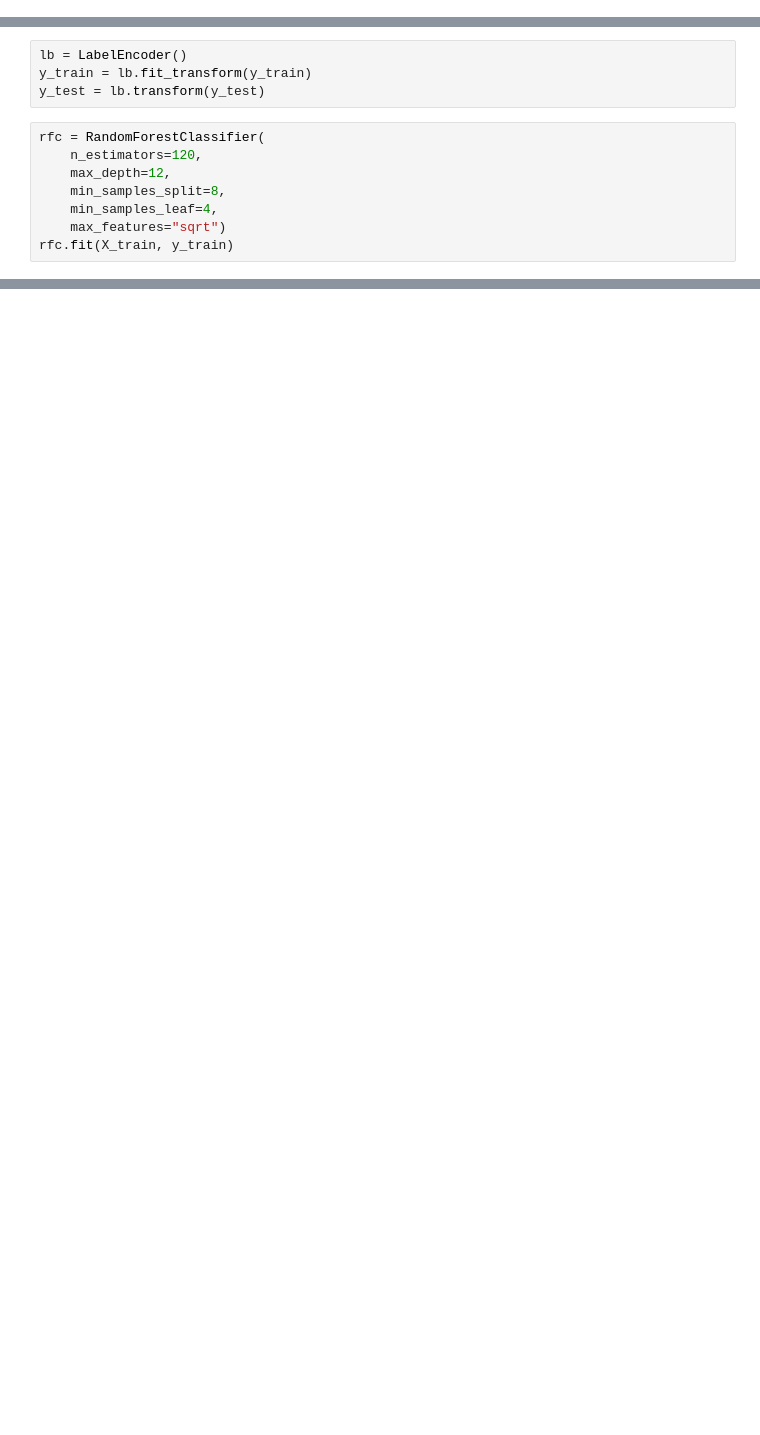
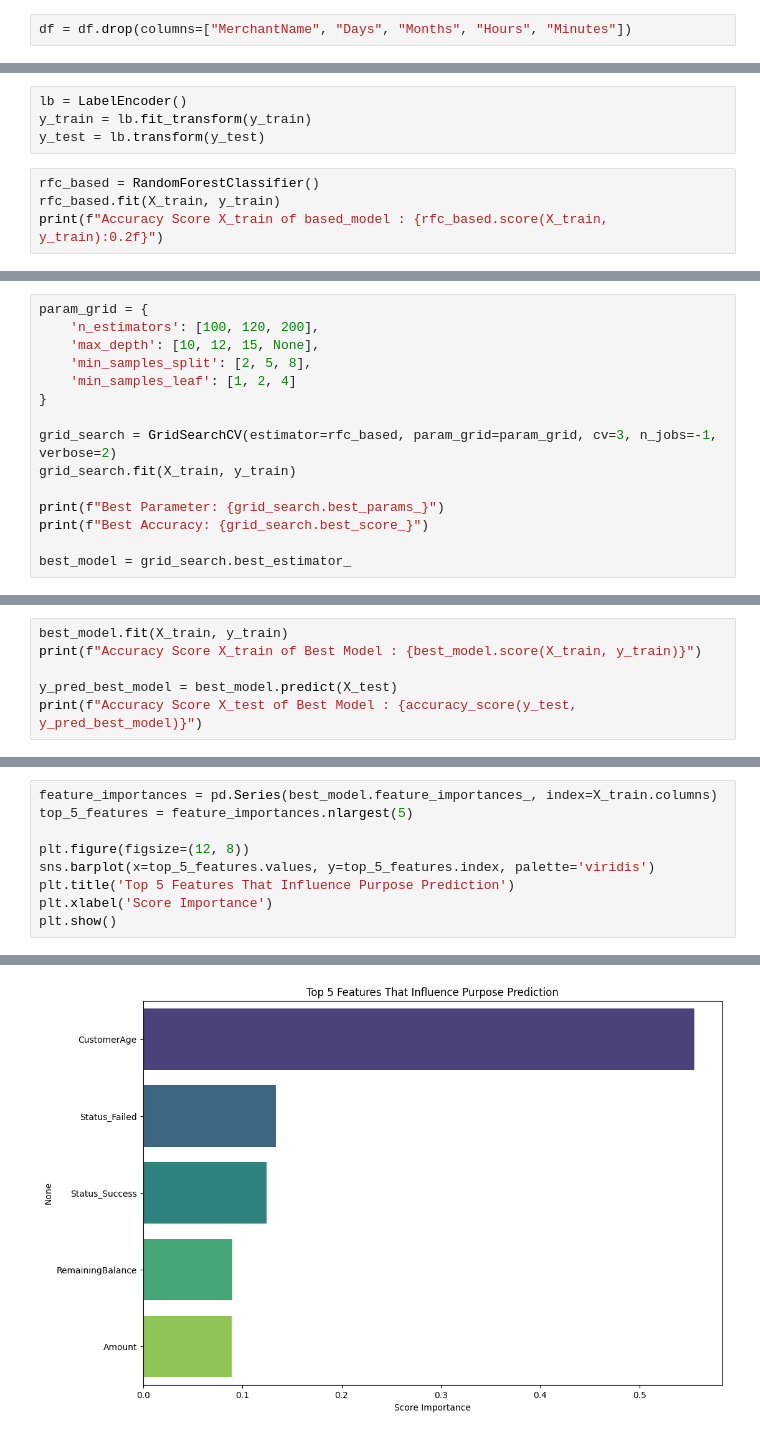
Before and after one commit to farzah14/UPI_Transactions, a Jupyter notebook: upi_transactions_ML.ipynb, the cells around one changed output, grey strips where cells are left out. Saved outputs shown, nothing was run; the diff lists cells and outputs as text; blank space fills up the shorter version.

```diff
--- a/upi_transactions_ML.ipynb
+++ b/upi_transactions_ML.ipynb
@@ -16,3 +17,5 @@ df.head()
 | 2 | 144.15 | Axis Bank | Axis Bank | 7597.35 | Hyderabad | Female | Transfer | Success | ... |
 | 3 | 612.89 | HDFC Bank | ICICI Bank | 2327.84 | Mumbai | Male | Payment | Success | ... |
 | 4 | 743.32 | SBI Bank | HDFC Bank | 1136.84 | Delhi | Female | Transfer | Failed | ... |
+# %%
+df = df.drop(columns=["MerchantName", "Days", "Months", "Hours", "Minutes"])
@@ -69,11 +77,7 @@ lb = LabelEncoder()
 y_train = lb.fit_transform(y_train)
 y_test = lb.transform(y_test)
 # %%
-rfc = RandomForestClassifier(
-    n_estimators=120,
-    max_depth=12,
-    min_samples_split=8,
-    min_samples_leaf=4,
-    max_features="sqrt")
-rfc.fit(X_train, y_train)
+rfc_based = RandomForestClassifier()
+rfc_based.fit(X_train, y_train)
+print(f"Accuracy Score X_train of based_model : {rfc_based.score(X_train, y_train):0.2f}")
 # %% [output]
@@ -127,0 +90,15 @@ weighted avg       1.00      1.00      1.00      6000
+# %%
+param_grid = {
+    'n_estimators': [100, 120, 200],
+    'max_depth': [10, 12, 15, None],
+    'min_samples_split': [2, 5, 8],
+    'min_samples_leaf': [1, 2, 4]
+}
+
+grid_search = GridSearchCV(estimator=rfc_based, param_grid=param_grid, cv=3, n_jobs=-1, verbose=2)
+grid_search.fit(X_train, y_train)
+
+print(f"Best Parameter: {grid_search.best_params_}")
+print(f"Best Accuracy: {grid_search.best_score_}")
+
+best_model = grid_search.best_estimator_
@@ -127,0 +109,6 @@ weighted avg       1.00      1.00      1.00      6000
+# %%
+best_model.fit(X_train, y_train)
+print(f"Accuracy Score X_train of Best Model : {best_model.score(X_train, y_train)}")
+
+y_pred_best_model = best_model.predict(X_test)
+print(f"Accuracy Score X_test of Best Model : {accuracy_score(y_test, y_pred_best_model)}")
@@ -127,0 +118,10 @@ weighted avg       1.00      1.00      1.00      6000
+# %%
+feature_importances = pd.Series(best_model.feature_importances_, index=X_train.columns)
+top_5_features = feature_importances.nlargest(5)
+
+plt.figure(figsize=(12, 8))
+sns.barplot(x=top_5_features.values, y=top_5_features.index, palette='viridis')
+plt.title('Top 5 Features That Influence Purpose Prediction')
+plt.xlabel('Score Importance')
+plt.show()
+# %% [output]
@@ -127,0 +131 @@ weighted avg       1.00      1.00      1.00      6000
+[figure, added]
```
Also changed, not shown: parts of 12 cells of this notebook.
